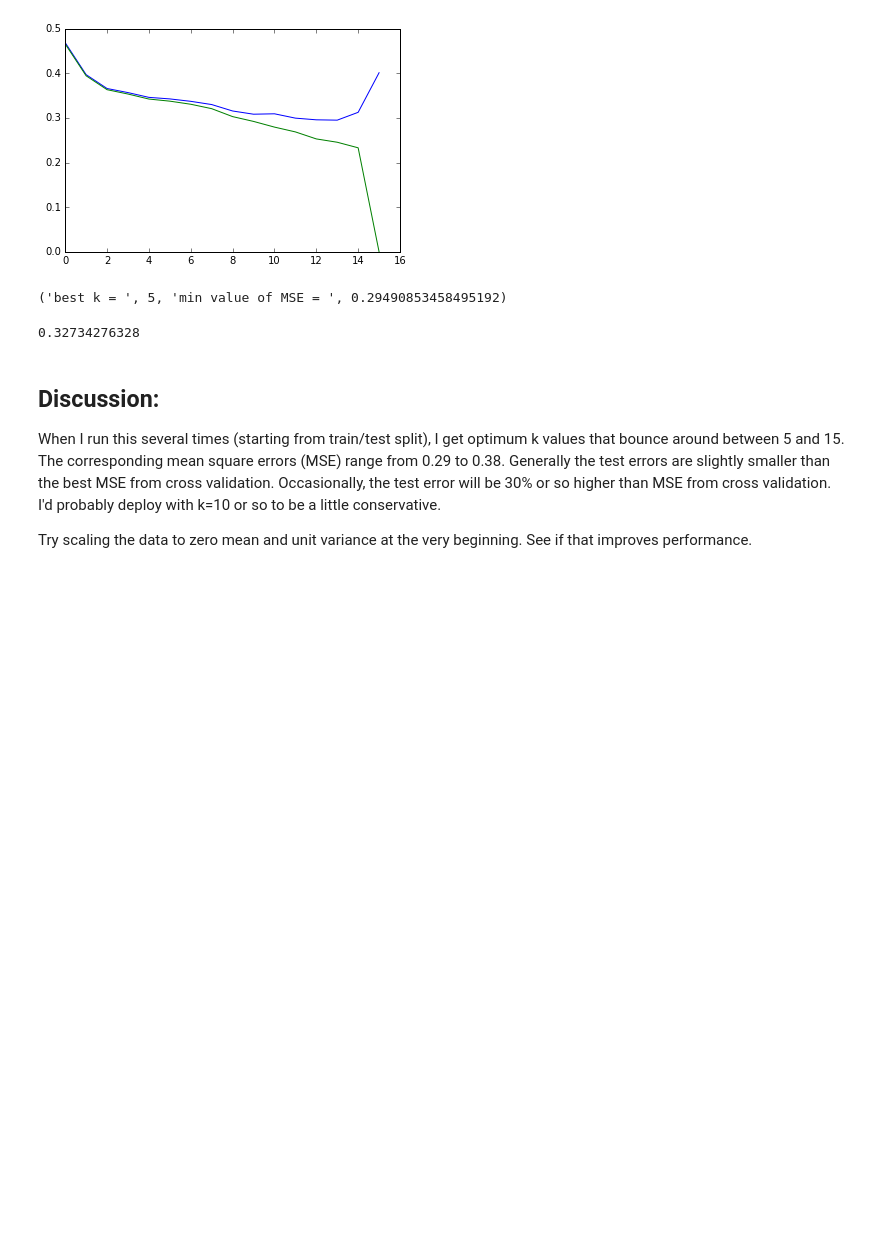
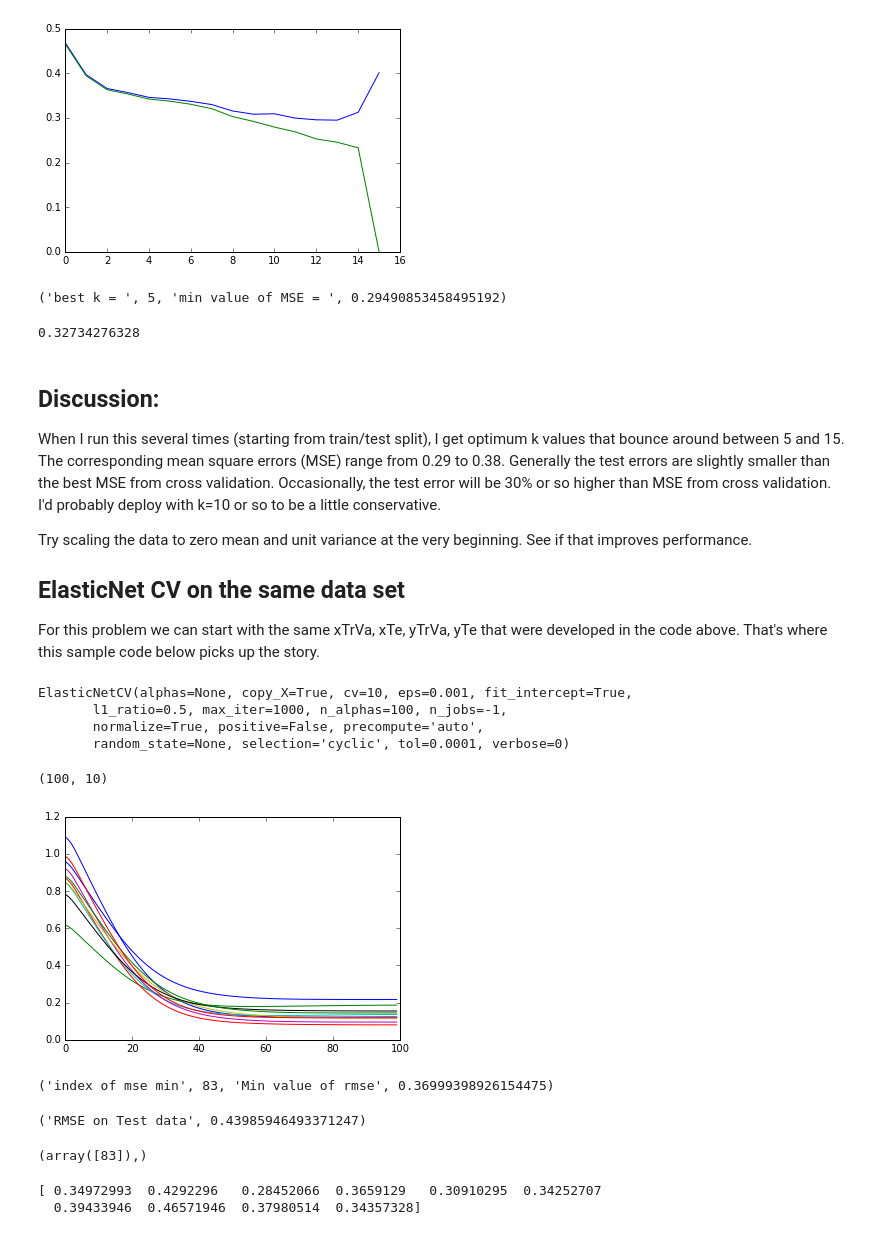
Before and after one commit to jonhilgart22/Galvanize-Machine-Learning-I, a Jupyter notebook: week3/3.1/PracticeTestSoln.ipynb, the cells around one changed output. Cells and saved outputs as stored; diff of their text form; code cells hidden in the pictures; blank space fills up the shorter version.

Commit message:
finish test practice soln

```diff
--- a/week3/3.1/PracticeTestSoln.ipynb
+++ b/week3/3.1/PracticeTestSoln.ipynb
@@ -114,3 +114,52 @@ print(teMse)
 When I run this several times (starting from train/test split), I get optimum k values that bounce around between 5 and 15.  The corresponding mean square errors (MSE) range from 0.29 to 0.38.  Generally the test errors are slightly smaller than the best MSE from cross validation.  Occasionally, the test error will be 30% or so higher than MSE from cross validation.  I'd probably deploy with k=10 or so to be a little conservative.
 
 Try scaling the data to zero mean and unit variance at the very beginning.  See if that improves performance.
+
+
+
+## ElasticNet CV on the same data set
+For this problem we can start with the same xTrVa, xTe, yTrVa, yTe that were developed in the code above.  That's where this sample code below picks up the story.
+# %%
+from sklearn.linear_model import ElasticNetCV
+from math import sqrt
+#xTrVa, xTe, yTrVa, yTe
+
+enet = ElasticNetCV(l1_ratio=0.5, normalize=True, cv=10, n_jobs=-1)
+enet.fit(xTrVa, yTrVa)
+# %% [output]
+ElasticNetCV(alphas=None, copy_X=True, cv=10, eps=0.001, fit_intercept=True,
+       l1_ratio=0.5, max_iter=1000, n_alphas=100, n_jobs=-1,
+       normalize=True, positive=False, precompute='auto',
+       random_state=None, selection='cyclic', tol=0.0001, verbose=0)
+# %%
+enet.mse_path_.shape
+# %% [output]
+(100, 10)
+# %%
+for i in range(10):
+    plt.plot(enet.mse_path_[:,i])
+plt.show()
+# %% [output]
+[figure, added]
+# %%
+meanErr = np.mean(enet.mse_path_, axis=1)
+minIdx = np.argmin(meanErr)
+print('index of mse min', minIdx, 'Min value of rmse', sqrt(meanErr[minIdx]))
+# %% [output]
+('index of mse min', 83, 'Min value of rmse', 0.36999398926154475)
+# %%
+#check on test data to make sure it's in line with min from xvalidation
+teErr = enet.predict(xTe) - yTe
+teRmse = np.sqrt(np.mean(teErr*teErr))
+print('RMSE on Test data', teRmse)
+# %% [output]
+('RMSE on Test data', 0.43985946493371247)
+# %%
+np.where(enet.alphas_ == enet.alpha_)  #find index of alpha used in ElasticNetCV predict method - same as minimum mse index
+# %% [output]
+(array([83]),)
+# %%
+print(np.sqrt(enet.mse_path_[83,:]))  #print rmse for each of the xval sets to see if this fits within their spread
+# %% [output]
+[ 0.34972993  0.4292296   0.28452066  0.3659129   0.30910295  0.34252707
+  0.39433946  0.46571946  0.37980514  0.34357328]
```
Also changed, not shown: parts of 1 cell of this notebook.
